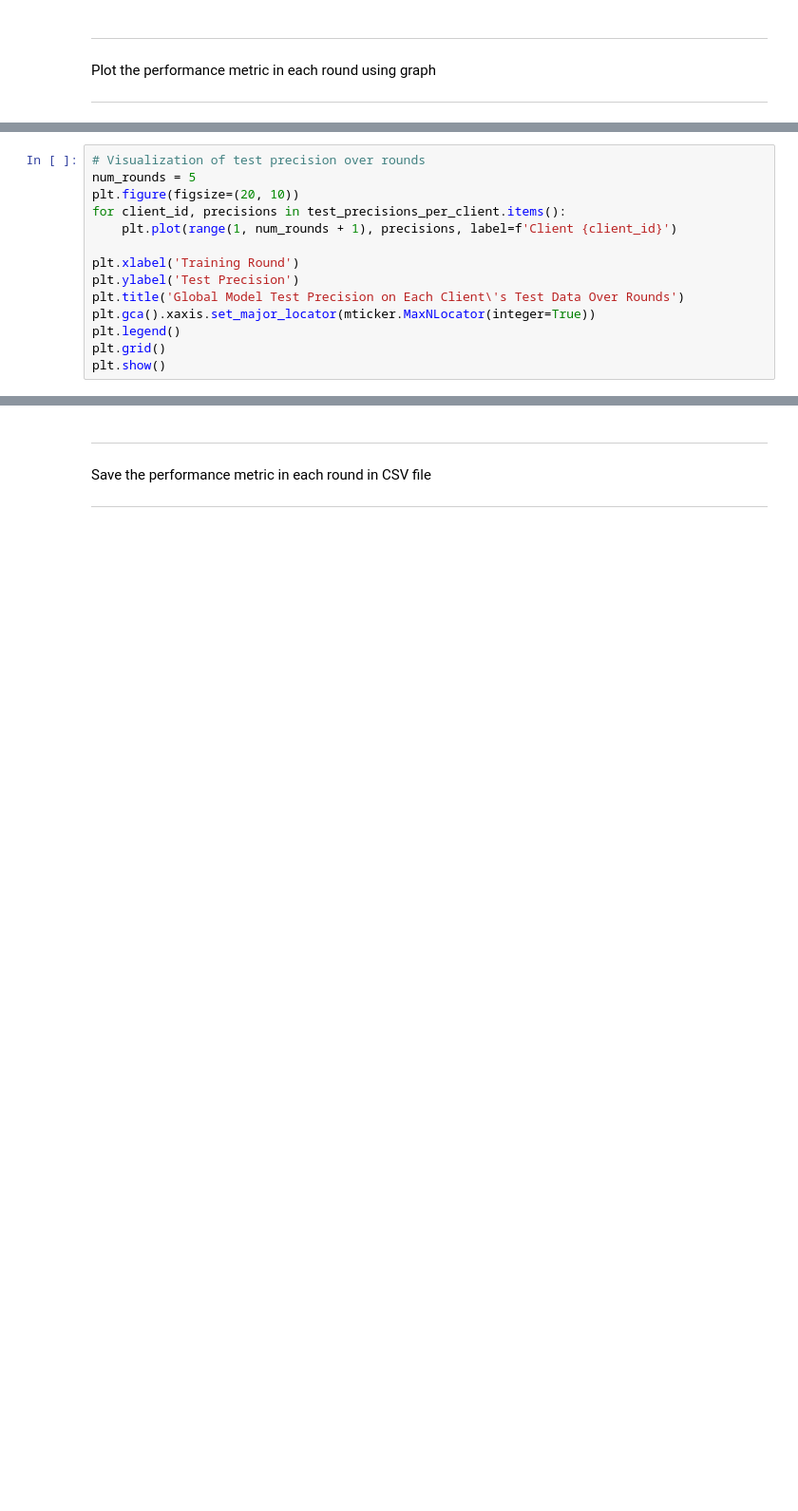
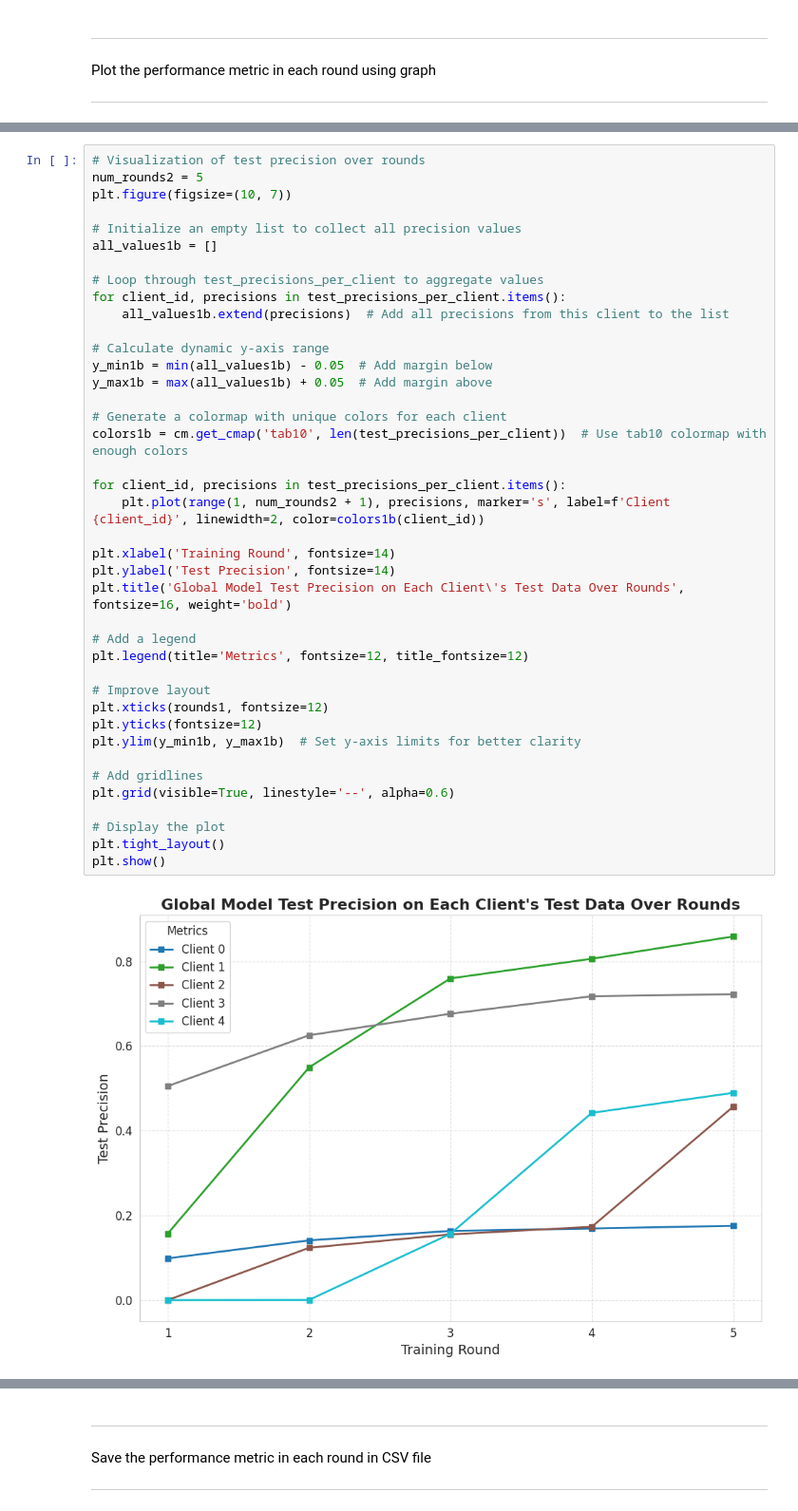
Before and after one commit to aulwardana/CIDS-Sim, a Jupyter notebook: src/Heterogeneous/CIDS-Sim_Heterogeneous.ipynb, the cells around one changed output, grey strips where cells are left out. Shown at 95% size. Cells and saved outputs as stored; diff of their text form; blank space fills up the shorter version.

```diff
--- a/src/Heterogeneous/CIDS-Sim_Heterogeneous.ipynb
+++ b/src/Heterogeneous/CIDS-Sim_Heterogeneous.ipynb
@@ -521,16 +657,44 @@ plt.show()
 # %%
 # Visualization of test precision over rounds
-num_rounds = 5
-plt.figure(figsize=(20, 10))
+num_rounds2 = 5
+plt.figure(figsize=(10, 7))
+
+# Initialize an empty list to collect all precision values
+all_values1b = []
+
+# Loop through test_precisions_per_client to aggregate values
 for client_id, precisions in test_precisions_per_client.items():
-    plt.plot(range(1, num_rounds + 1), precisions, label=f'Client {client_id}')
+    all_values1b.extend(precisions)  # Add all precisions from this client to the list
 
-plt.xlabel('Training Round')
-plt.ylabel('Test Precision')
-plt.title('Global Model Test Precision on Each Client\'s Test Data Over Rounds')
-plt.gca().xaxis.set_major_locator(mticker.MaxNLocator(integer=True))
-plt.legend()
-plt.grid()
+# Calculate dynamic y-axis range
+y_min1b = min(all_values1b) - 0.05  # Add margin below
+y_max1b = max(all_values1b) + 0.05  # Add margin above
+
+# Generate a colormap with unique colors for each client
+colors1b = cm.get_cmap('tab10', len(test_precisions_per_client))  # Use tab10 colormap with enough colors
+
+for client_id, precisions in test_precisions_per_client.items():
+    plt.plot(range(1, num_rounds2 + 1), precisions, marker='s', label=f'Client {client_id}', linewidth=2, color=colors1b(client_id))
+
+plt.xlabel('Training Round', fontsize=14)
+plt.ylabel('Test Precision', fontsize=14)
+plt.title('Global Model Test Precision on Each Client\'s Test Data Over Rounds', fontsize=16, weight='bold')
+
+# Add a legend
+plt.legend(title='Metrics', fontsize=12, title_fontsize=12)
+
+# Improve layout
+plt.xticks(rounds1, fontsize=12)
+plt.yticks(fontsize=12)
+plt.ylim(y_min1b, y_max1b)  # Set y-axis limits for better clarity
+
+# Add gridlines
+plt.grid(visible=True, linestyle='--', alpha=0.6)
+
+# Display the plot
+plt.tight_layout()
 plt.show()
+# %% [output]
+[figure, added]
 # %%
 # Visualization of test recall over rounds
```
Also changed, not shown: parts of 21 cells of this notebook, 9 other files.
